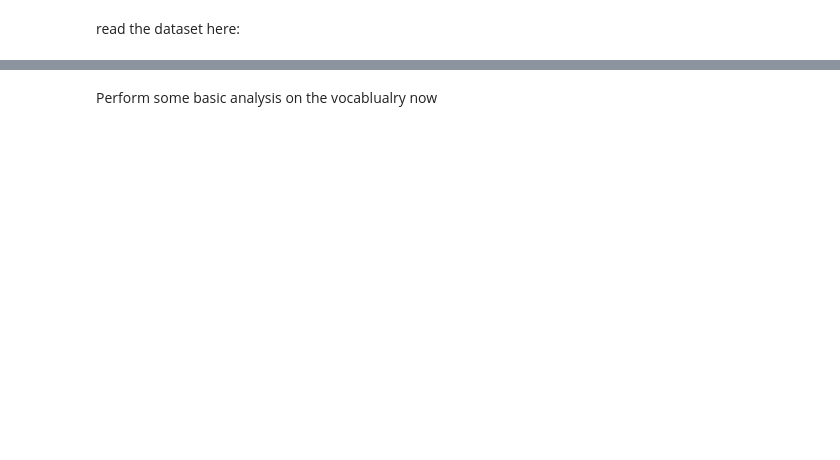
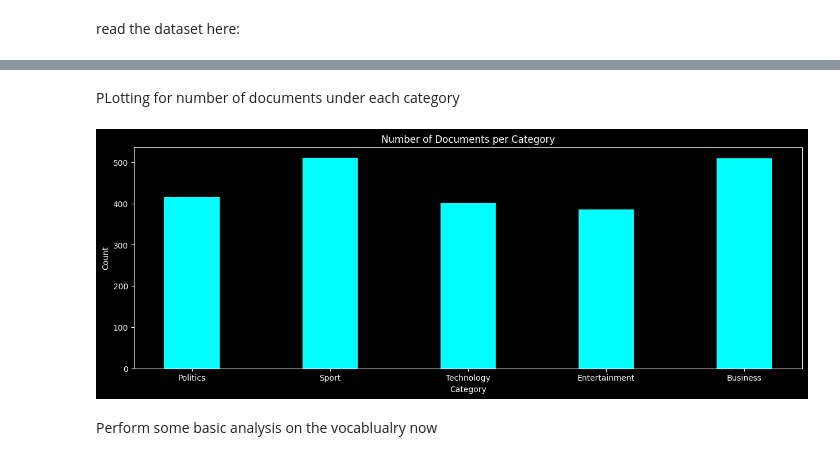
Before and after one commit to TheInvincible95/SearchEngine, a Jupyter notebook: analysis.ipynb, the cells around one changed output, grey strips where cells are left out. Cells and saved outputs as stored; diff of their text form; code cells hidden in the pictures; blank space fills up the shorter version.

```diff
--- a/analysis.ipynb
+++ b/analysis.ipynb
@@ -36,3 +87,23 @@ for i in range(1, len(corpus)):
+# %% [markdown]
+PLotting for number of documents under each category
+# %%
+fig = plt.figure(figsize=(15, 5))
+
+# everyone will thank me for this
+plt.style.use('dark_background')
+
+# creating a bar plot
+plt.bar(labels.values(), categoryDocCounts, color="aqua", width=0.4)
+
+
+
+plt.xlabel("Category")
+plt.ylabel("Count")
+plt.title(f"Number of Documents per Category")
+
+plt.show()
+# %% [output]
+[figure, added]
 # %% [markdown]
 Perform some basic analysis on the vocablualry now
 # %%
```
Also changed, not shown: parts of 11 cells of this notebook.
